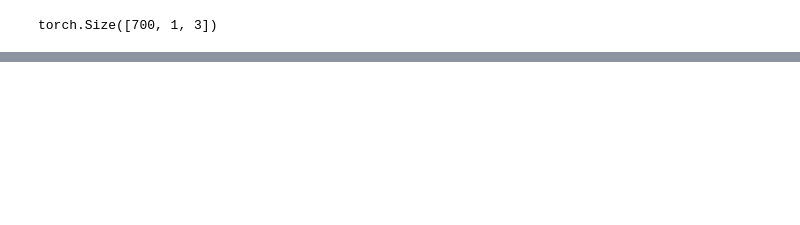
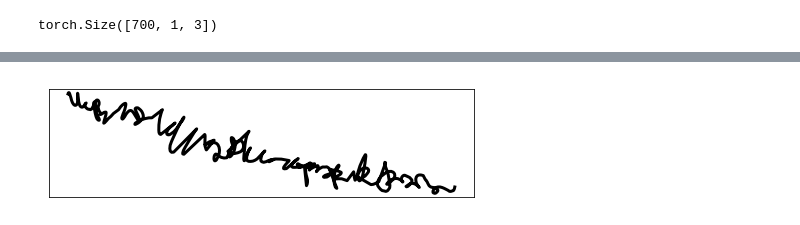
Before and after one commit to BardOfCodes/TheGraves-eyFont, a Jupyter notebook: validate.ipynb, the cells around one changed output, grey strips where cells are left out. Drawn from its saved outputs; the diff is of its cells as text; code cells hidden in the pictures; blank space fills up the shorter version.

```diff
--- a/validate.ipynb
+++ b/validate.ipynb
@@ -113,0 +124,30 @@ pred_image = utils.plot_stroke(pred)# .transpose(2,0,1)
+# %%
+
+import models.conditional_multilinear_GRU as GRU
+import data_loaders.data_loader_conditioned as data_loader
+
+reload(utils)
+reload(GRU)
+wt_load = 'weights/ConditionalComplexBalancedGRU_12.pth'
+# wt_load = "NIL"
+loader = 'val'
+
+train_data_loader = data_loader.dataloader(gv.batch_limit,gv.train_start_index,gv.train_end_index)
+val_data_loader = data_loader.dataloader(gv.batch_limit,gv.val_start_index,gv.val_end_index)
+network = GRU.network(3,400,400,400,122)
+# network = GRU.network(3,256,512,256,122)
+network.cuda()
+# init the network with orthogonal init and gluroot.
+if wt_load=="NIL":
+    network.wt_init()
+else:
+    load = torch.load(wt_load)
+    network.load_state_dict(load['model_state_dict'])
+    # load wts if required.
+
+# for le rumours
+cudnn.benchmark = True
+if loader == 'train':
+    data_fetcher = train_data_loader.get_data_single()
+else:
+    data_fetcher = val_data_loader.get_data_single()
@@ -113,0 +185,13 @@ pred_image = utils.plot_stroke(pred)# .transpose(2,0,1)
+# %%
+# self generation
+output = network.forward_looped(['the plane and Gavin was'],700, no_sigma=False)
+output.size()
+pred = output[:,0,:].cpu().numpy()
+pred[:,0] = 0
+pred_image = utils.plot_stroke(pred)# .transpose(2,0,1)
+# pred = output[:,1,:].cpu().numpy()
+# pred_image = utils.plot_stroke(pred)# .transpose(2,0,1)
+# pred = output[:,2,:].cpu().numpy()
+# pred_image = utils.plot_stroke(pred)# .transpose(2,0,1)
+# %% [output]
+[figure, added]
```
Also changed, not shown: parts of 10 cells of this notebook, 2 other files.
